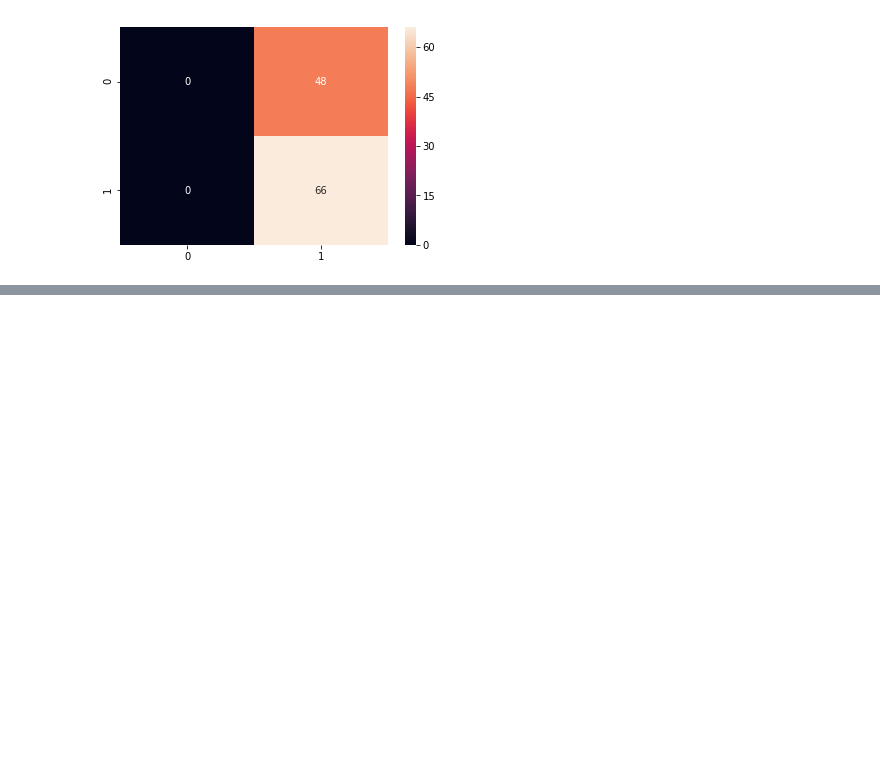
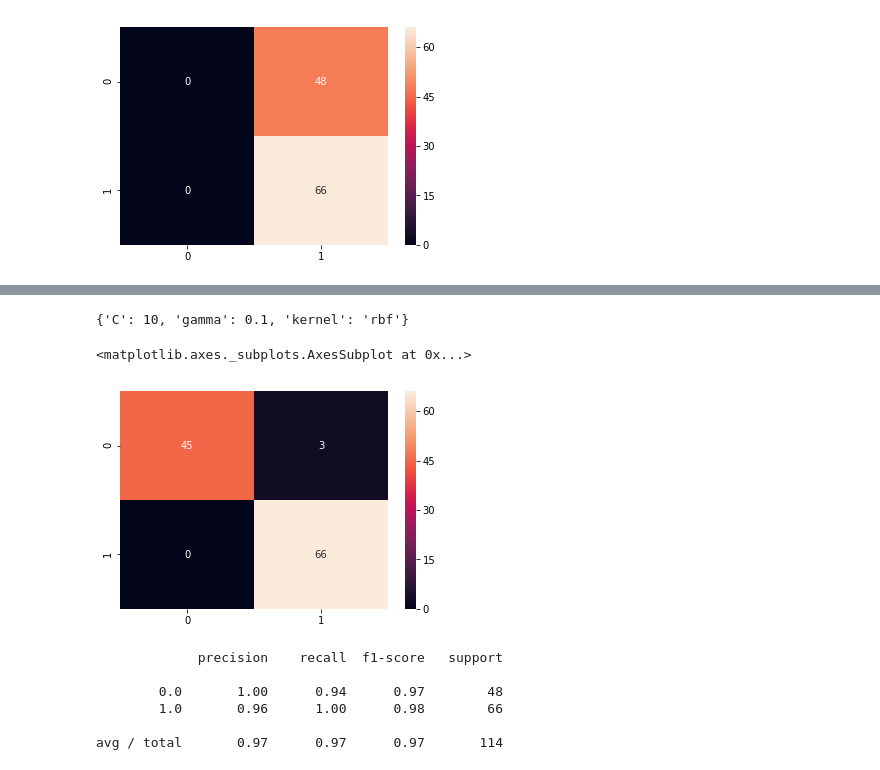
Before and after one commit to joaopaulolndev/breastcancer, a Jupyter notebook: BreastCancerClassification.ipynb, the cells around one changed output, grey strips where cells are left out. Drawn from its saved outputs; the diff is of its cells as text; code cells hidden in the pictures; blank space fills up the shorter version.

```diff
--- a/BreastCancerClassification.ipynb
+++ b/BreastCancerClassification.ipynb
@@ -215,0 +273,4 @@ sns.heatmap(cm, annot=True)
+# %%
+grid = GridSearchCV(SVC(), param_grid, refit=True, verbose=4)
+# %%
+grid.fit(X_train_scaled, y_train)
@@ -215,0 +325,22 @@ sns.heatmap(cm, annot=True)
+# %%
+grid.best_params_
+# %% [output]
+{'C': 10, 'gamma': 0.1, 'kernel': 'rbf'}
+# %%
+grid_predictions = grid.predict(X_test_scaled)
+# %%
+cm = confusion_matrix(y_test, grid_predictions)
+# %%
+sns.heatmap(cm, annot=True)
+# %% [output]
+<matplotlib.axes._subplots.AxesSubplot at 0x...>
+[figure, added]
+# %%
+print(classification_report(y_test, grid_predictions))
+# %% [output]
+             precision    recall  f1-score   support
+
+        0.0       1.00      0.94      0.97        48
+        1.0       0.96      1.00      0.98        66
+
+avg / total       0.97      0.97      0.97       114
```
Also changed, not shown: parts of 16 cells of this notebook.
